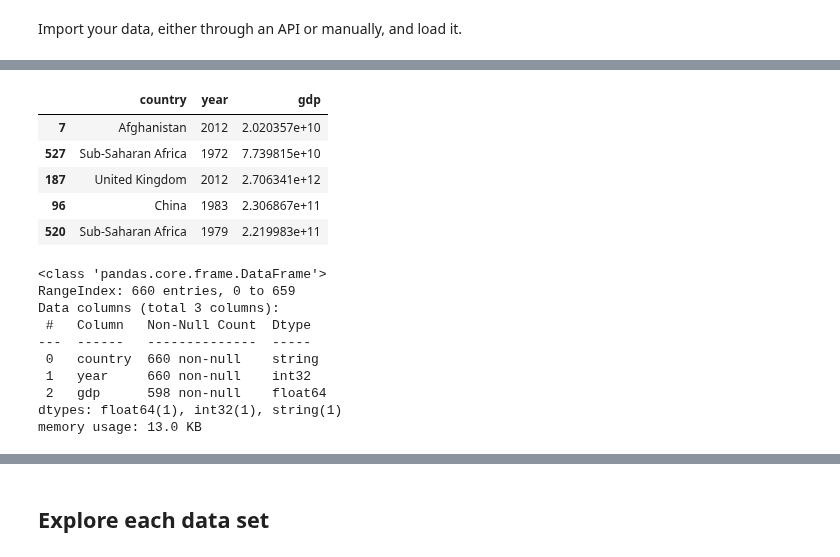
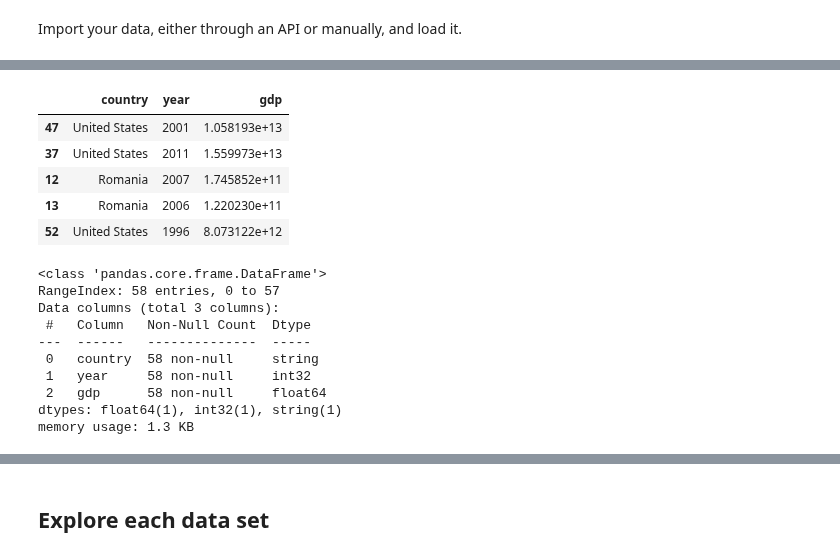
Before and after one commit to NumEconCopenhagen/projects-2023-the-best-duo, a Jupyter notebook: dataproject/dataproject.ipynb, the cells around one changed output, grey strips where cells are left out. Saved outputs shown, nothing was run; the diff lists cells and outputs as text; code cells hidden in the pictures.

```diff
--- a/dataproject/dataproject.ipynb
+++ b/dataproject/dataproject.ipynb
@@ -31,7 +31,10 @@ The autoreload extension is already loaded. To reload it, use:
 # %% [markdown]
 Import your data, either through an API or manually, and load it.
 # %%
-wb_migration = wb.download(indicator='SM.POP.NETM', country=['VEN','MEX', 'AFG', 'USA', 'SSF', 'SGP', 'CHN', 'GBR', 'ESP', 'QAT', 'ROU'], start=1960, end=2019)
+start_year = 1991
+end_year = 2019
+
+wb_migration = wb.download(indicator='SM.POP.NETM', country=[ 'USA', 'ROU'], start=start_year, end=end_year)
 
 wb_migration = wb_migration.rename(columns = {'SM.POP.NETM':'net migration'})
 wb_migration = wb_migration.reset_index()
@@ -126,18 +130,18 @@ memory usage: 4.4 KB
 # %%
 wb_labour.to_csv('labour_force.csv', index=False)
 # %%
-wb_gdp = wb.download(indicator='NY.GDP.MKTP.CD', country=['VEN','MEX', 'AFG', 'USA', 'SSF', 'SGP', 'CHN', 'GBR', 'ESP', 'QAT', 'ROU'], start=1960, end=2019)
+wb_gdp = wb.download(indicator='NY.GDP.MKTP.CD', country=[ 'USA', 'ROU'], start=start_year, end=end_year)
 
 wb_gdp = wb_gdp.rename(columns = {'NY.GDP.MKTP.CD':'gdp'})
 wb_gdp = wb_gdp.reset_index()
 wb_gdp.sample(5)
 # %% [output]
 |  | country | year | gdp |
-| 7 | Afghanistan | 2012 | 2.020357e+10 |
-| 527 | Sub-Saharan Africa | 1972 | 7.739815e+10 |
-| 187 | United Kingdom | 2012 | 2.706341e+12 |
-| 96 | China | 1983 | 2.306867e+11 |
-| 520 | Sub-Saharan Africa | 1979 | 2.219983e+11 |
+| 47 | United States | 2001 | 1.058193e+13 |
+| 37 | United States | 2011 | 1.559973e+13 |
+| 12 | Romania | 2007 | 1.745852e+11 |
+| 13 | Romania | 2006 | 1.220230e+11 |
+| 52 | United States | 1996 | 8.073122e+12 |
 # %%
 # convert year
 wb_gdp.year = wb_gdp.year.astype(int)
@@ -148,14 +152,14 @@ wb_gdp.country = wb_gdp.country.astype('string')
 wb_gdp.info()
 # %% [output]
 <class 'pandas.core.frame.DataFrame'>
-RangeIndex: 660 entries, 0 to 659
+RangeIndex: 58 entries, 0 to 57
 Data columns (total 3 columns):
  #   Column   Non-Null Count  Dtype
 ---  ------   --------------  -----
- 0   country  660 non-null    string
- 1   year     660 non-null    int32
- 2   gdp      598 non-null    float64
+ 0   country  58 non-null     string
+ 1   year     58 non-null     int32
+ 2   gdp      58 non-null     float64
 dtypes: float64(1), int32(1), string(1)
-memory usage: 13.0 KB
+memory usage: 1.3 KB
 # %%
 wb_gdp.to_csv('gdp.csv', index=False)
```
Also changed, not shown: parts of 17 cells of this notebook, 7 other files.
